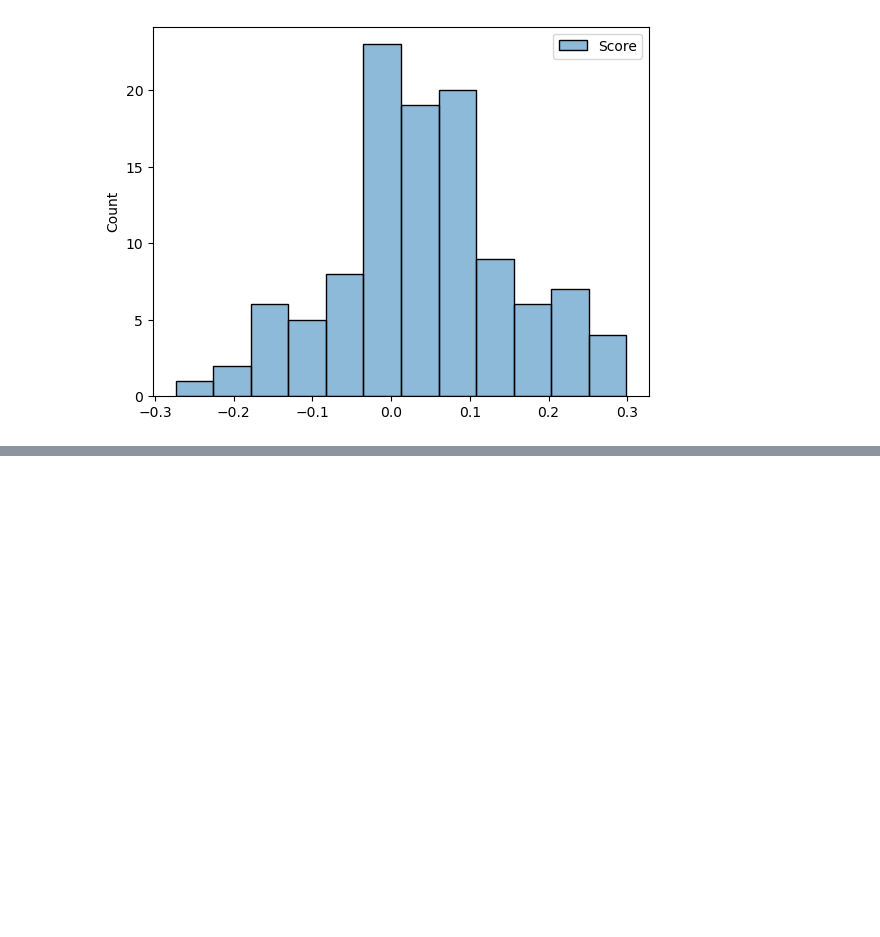
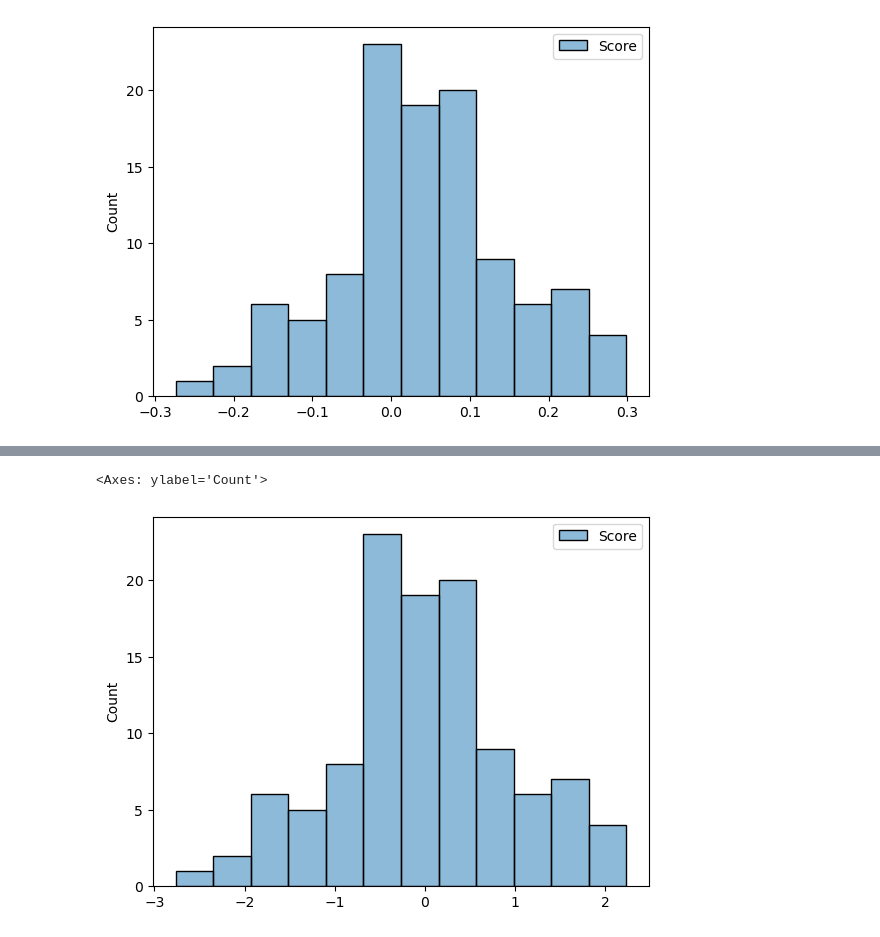
Before and after one commit to ChonkMonk/Stock-Sentiment-Analyzer, a Jupyter notebook: backend/SentimentAnalysis/Statistics Nerd Stuff/finbert_test.ipynb, the cells around one changed output, grey strips where cells are left out. Cells and saved outputs as stored; diff of their text form; code cells hidden in the pictures; blank space fills up the shorter version.

```diff
--- a/backend/SentimentAnalysis/Statistics Nerd Stuff/finbert_test.ipynb
+++ b/backend/SentimentAnalysis/Statistics Nerd Stuff/finbert_test.ipynb
@@ -198,0 +216,3 @@ sns.histplot(score_dis_finbert)
+# %%
+bert_norm = (score_dis_bert - bert_mean)/bert_stdev
+finbert_norm = (score_dis_finbert - finbert_mean) / finbert_stdev
@@ -198,0 +235,5 @@ sns.histplot(score_dis_finbert)
+# %%
+sns.histplot(finbert_norm)
+# %% [output]
+<Axes: ylabel='Count'>
+[figure, added]
```
Also changed, not shown: parts of 16 cells of this notebook, 2 other files.
